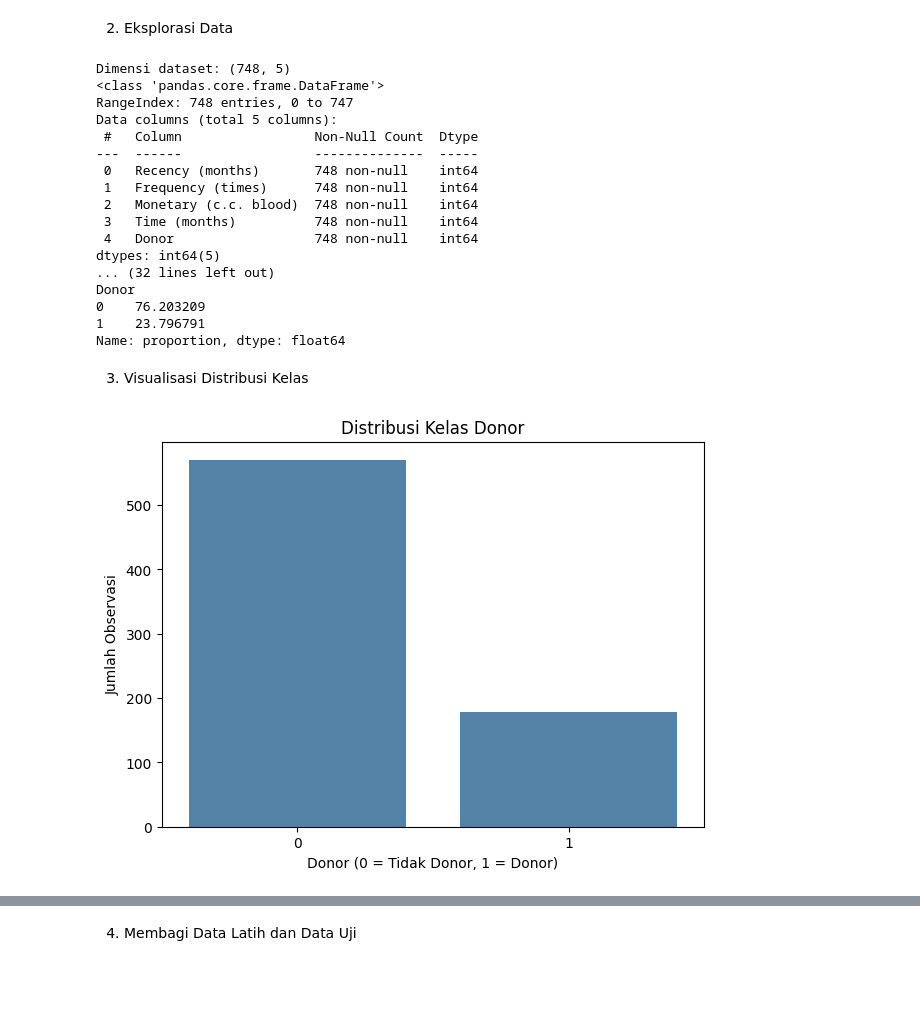
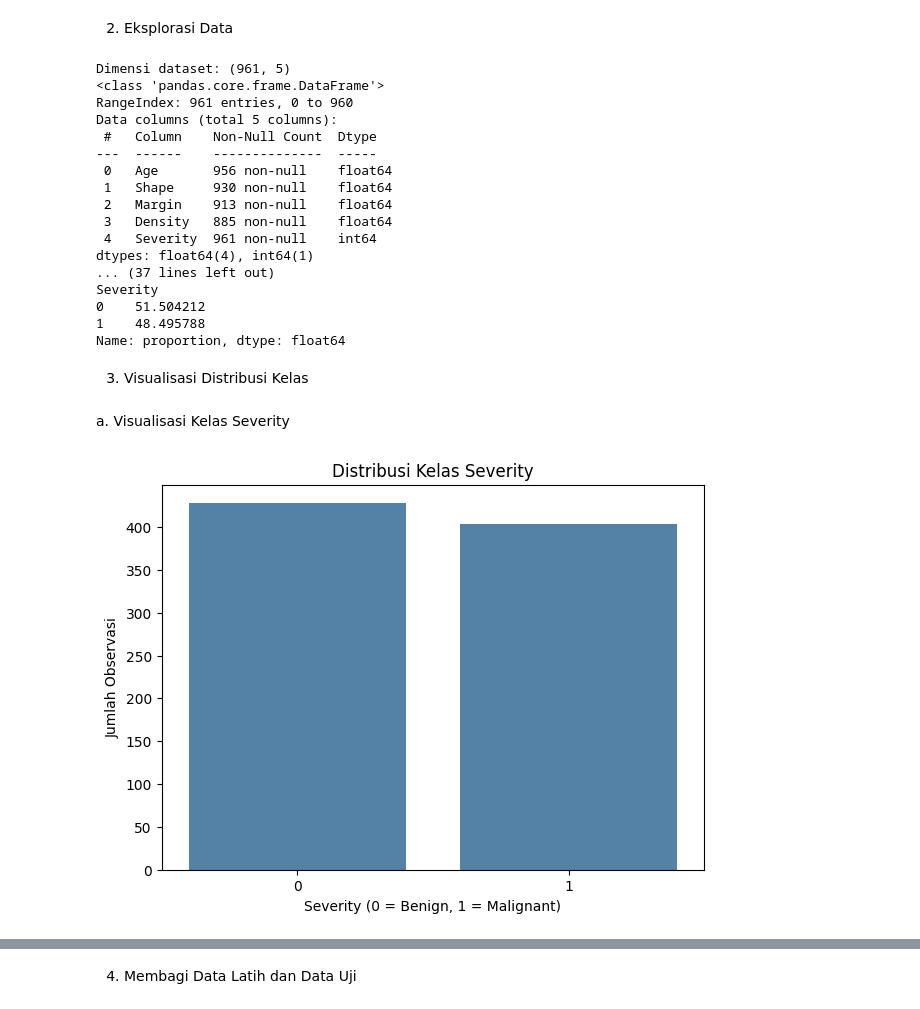
Before and after one commit to azkauliahrs/PSD-kelompok-B, a Jupyter notebook: Notebook/Project_PSD_kel_B.ipynb, the cells around one changed output, grey strips where cells are left out. Drawn from its saved outputs; the diff is of its cells as text; code cells hidden in the pictures; blank space fills up the shorter version.

```diff
--- a/Notebook/Project_PSD_kel_B.ipynb
+++ b/Notebook/Project_PSD_kel_B.ipynb
@@ -7,15 +7,22 @@ import matplotlib.pyplot as plt
 import seaborn as sns
 
 #Mengambil dataset
-transfusion=pd.read_csv("transfusion.data")
+kolom = ["BI-RADS", "Age", "Shape", "Margin", "Density", "Severity"]
+mammo = pd.read_csv(
+    "mammographic_masses.data",
+    header=None,
+    names=kolom,
+    na_values="?"
+)
 
 #Memisahkan fitur dan target
-X=transfusion.iloc[:, :-1]
-y=transfusion.iloc[:, -1].rename("Donor")
+#BI-RADS dikeluarkan karena tidak bersifat prediktif menurut dokumentasi UCI
+X = mammo.drop(columns=["BI-RADS", "Severity"])
+y = mammo["Severity"].squeeze()
 
 #Menggabungkan fitur dan target
 df=X.copy()
-df["Donor"] = y
+df["Severity"] = y
 
 #Menampilkan lima baris pertama
 print(df.head())
@@ -36,7 +36,6 @@ print(df.head())
 # %% [markdown]
 2. Eksplorasi Data
 # %%
-#Dimensi dataset
 print("Dimensi dataset:", df.shape)
 
 #Informasi variabel
@@ -52,44 +51,58 @@ print(df.isnull().sum())
 print("Jumlah duplikasi:", df.duplicated().sum())
 
 #Distribusi kelas
-print(df["Donor"].value_counts())
+print(df["Severity"].value_counts())
 
 #Persentase distribusi kelas
-print(df["Donor"].value_counts(normalize=True)*100)
+print(df["Severity"].value_counts(normalize=True)*100)
+
+#Menghapus observasi yang memiliki nilai kosong
+df = df.dropna().reset_index(drop=True)
+
+X = df.drop(columns="Severity")
+y = df["Severity"]
+
+print("Dimensi dataset setelah penanganan:", df.shape)
+print(df.isnull().sum())
+
+print(df["Severity"].value_counts())
+print(df["Severity"].value_counts(normalize=True) * 100)
 # %% [output]
-Dimensi dataset: (748, 5)
+Dimensi dataset: (961, 5)
 <class 'pandas.core.frame.DataFrame'>
-RangeIndex: 748 entries, 0 to 747
+RangeIndex: 961 entries, 0 to 960
 Data columns (total 5 columns):
- #   Column                 Non-Null Count  Dtype
----  ------                 --------------  -----
- 0   Recency (months)       748 non-null    int64
- 1   Frequency (times)      748 non-null    int64
- 2   Monetary (c.c. blood)  748 non-null    int64
- 3   Time (months)          748 non-null    int64
- 4   Donor                  748 non-null    int64
-dtypes: int64(5)
-... (32 lines left out)
-Donor
-0    76.203209
-1    23.796791
+ #   Column    Non-Null Count  Dtype
+---  ------    --------------  -----
+ 0   Age       956 non-null    float64
+ 1   Shape     930 non-null    float64
+ 2   Margin    913 non-null    float64
+ 3   Density   885 non-null    float64
+ 4   Severity  961 non-null    int64
+dtypes: float64(4), int64(1)
+... (37 lines left out)
+Severity
+0    51.504212
+1    48.495788
 Name: proportion, dtype: float64
 # %% [markdown]
 3. Visualisasi Distribusi Kelas
+# %% [markdown]
+a. Visualisasi Kelas Severity
 # %%
 plt.figure(figsize=(7, 5))
 
 sns.countplot(
     data=df,
-    x="Donor",
+    x="Severity",
     order=[0, 1],
     color="steelblue"
 )
 
-plt.title("Distribusi Kelas Donor")
-plt.xlabel("Donor (0 = Tidak Donor, 1 = Donor)")
+plt.title("Distribusi Kelas Severity")
+plt.xlabel("Severity (0 = Benign, 1 = Malignant)")
 plt.ylabel("Jumlah Observasi")
 
 plt.show()
 # %% [output]
-[figure, old version]
+[figure, new version]
```
Also changed, not shown: parts of 30 cells of this notebook.
